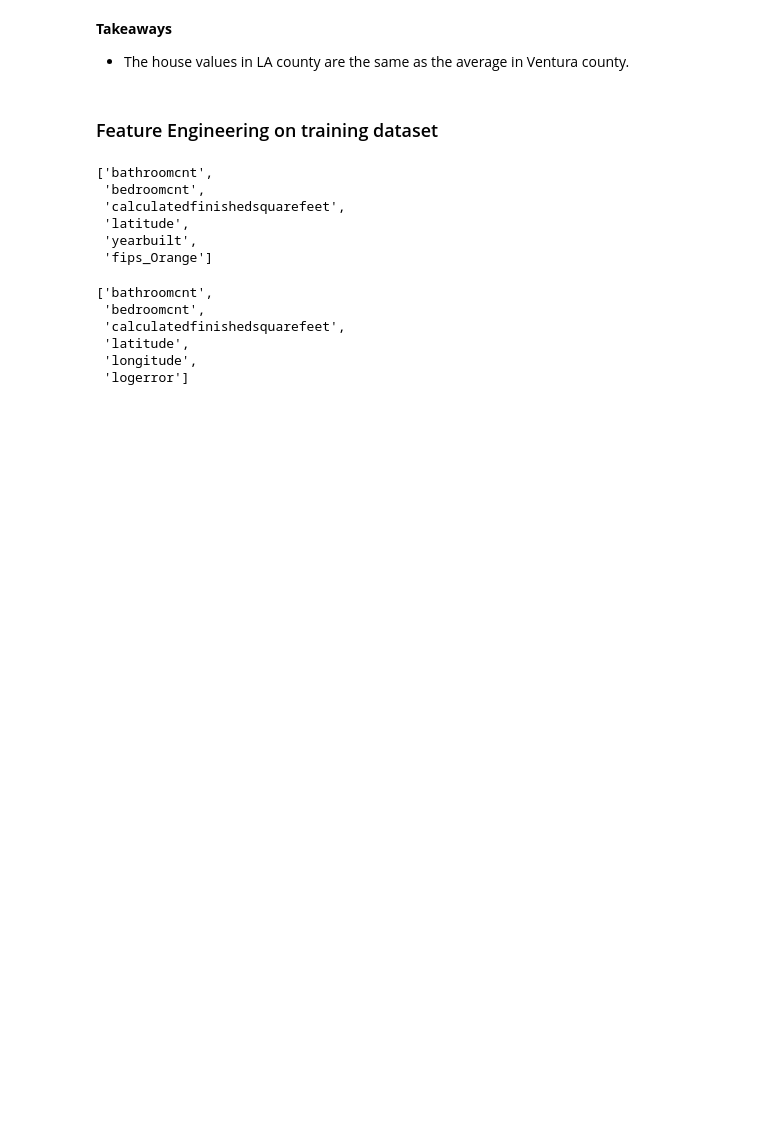
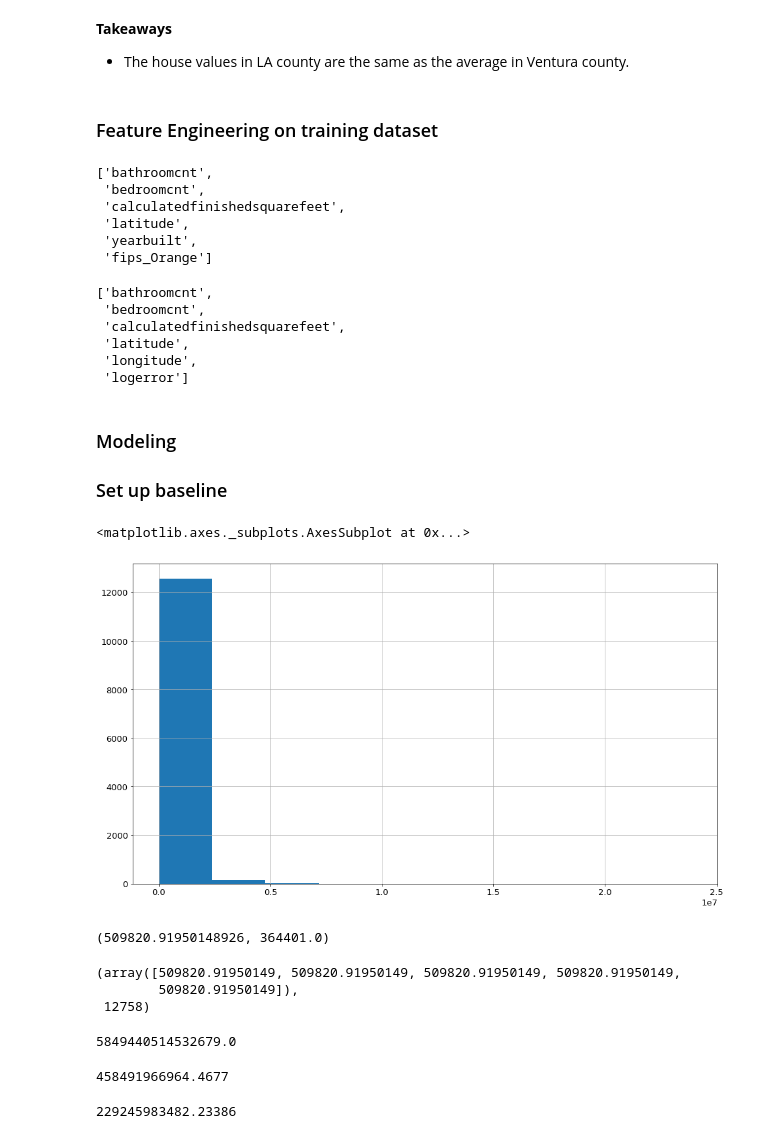
Before and after one commit to Estimating-Home-Value/Predicting-Tax-Assessed-Home-Values, a Jupyter notebook: scratchpad_shi.ipynb, the cells around one changed output. Drawn from its saved outputs; the diff is of its cells as text; code cells hidden in the pictures; blank space fills up the shorter version.

```diff
--- a/scratchpad_shi.ipynb
+++ b/scratchpad_shi.ipynb
@@ -1389,3 +1389,48 @@ rfe_features
  'latitude',
  'longitude',
  'logerror']
+# %% [markdown]
+### Modeling
+
+### Set up baseline
+# %%
+y_train.hist()
+# %% [output]
+<matplotlib.axes._subplots.AxesSubplot at 0x...>
+[figure, added]
+# %%
+mean, median = y_train.agg(['mean', 'median'])
+mean, median
+# %% [output]
+(509820.91950148926, 364401.0)
+# %%
+# Compute baseline prediction using mean
+
+baseline = np.array([mean]*y_train.size)
+baseline[:5], len(baseline)
+# %% [output]
+(array([509820.91950149, 509820.91950149, 509820.91950149, 509820.91950149,
+        509820.91950149]),
+ 12758)
+# %%
+# Compute baseline sse
+
+baseline_residual = y_train - mean
+baseline_sse = (baseline_residual**2).sum()
+baseline_sse
+# %% [output]
+5849440514532679.0
+# %%
+# Compute baseline mse
+
+baseline_mse = baseline_sse/y_train.size
+baseline_mse
+# %% [output]
+458491966964.4677
+# %%
+# Compute baseline rmse
+
+baseline_rmse = mean_squared_error(y_train, baseline)**1/2
+baseline_rmse
+# %% [output]
+229245983482.23386
```
Also changed, not shown: parts of 30 cells of this notebook.
